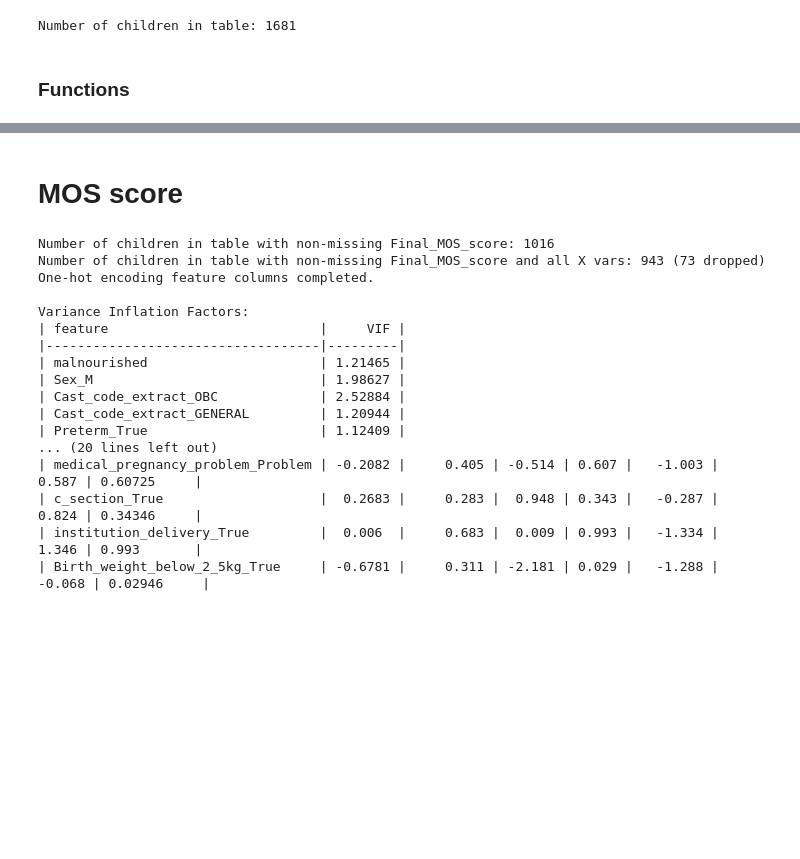
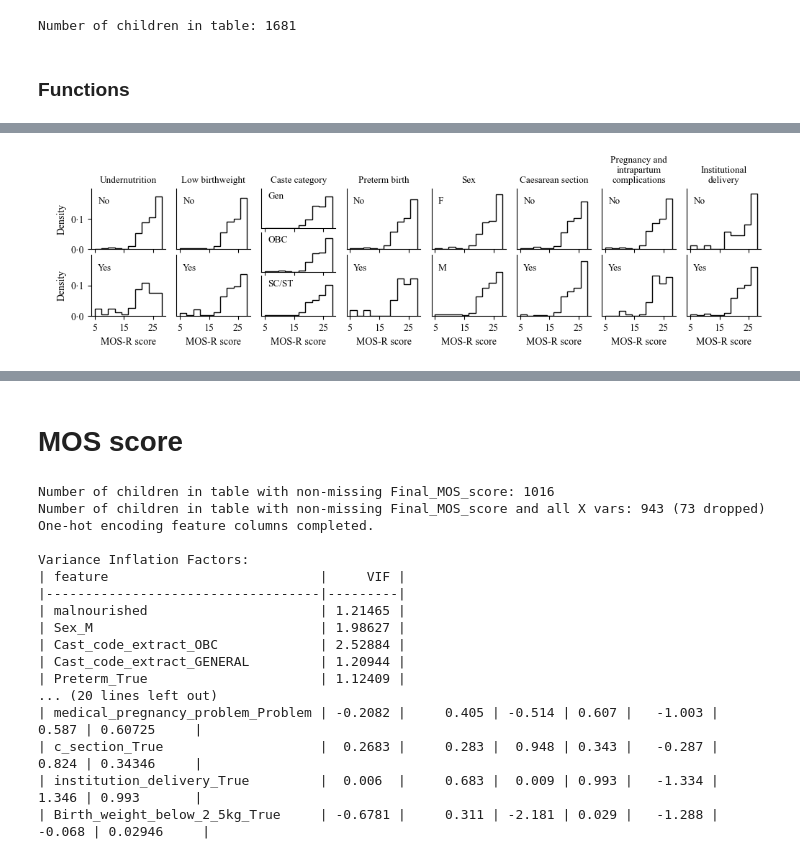
Before and after one commit to kpatsis97/GANESH_project, a Jupyter notebook: Statistical_analysis.ipynb, the cells around one changed output, grey strips where cells are left out. Cells and saved outputs as stored; diff of their text form; code cells hidden in the pictures; blank space fills up the shorter version.

Commit message:
Lancet formatting for figures, descriptives for publication

```diff
--- a/Statistical_analysis.ipynb
+++ b/Statistical_analysis.ipynb
@@ -22,3 +26,6 @@ import seaborn as sns
+# %%
+plt.rcParams["font.family"] = "Times New Roman"
+plt.rcParams["mathtext.fontset"] = "stix"
 # %% [markdown]
 # Load data
 # %%
@@ -27,6 +34,8 @@ df = df[df['S.N.']<1712]
 print(f'Number of children in table: {df.shape[0]}')
 # %% [output]
 Number of children in table: 1681
+# %%
+df['Gestational_age'] = 40-df['Weeks_preterm']
 # %%
 # correct name for smf interpretation
 df['Birth_weight_below_2_5kg'] = df['Birth_weight_below_2.5kg']
@@ -40,6 +49,12 @@ df['Aberrant_GM_MOS_below23'] = df['Aberrant_GM_MOS_below23'].astype(int)
 df['Cast_code_extract'] = pd.Categorical(df['Cast_code_extract'], categories=['SC/ST', 'OBC', 'GENERAL'], ordered=True)
 # %% [markdown]
 ### Functions
+# %%
+def midline_decimal(x, pos):
+    s = f'{x:.1f}'        # always one decimal place: 0.0, 0.2, ..., 1.0
+    return s.replace('.', '\u00B7')
+
+midline_fmt = FuncFormatter(midline_decimal)
 # %%
 def get_association_res(data, y_col, x_col):
     # contingency table
@@ -236,0 +394,75 @@ def run_modeling_procedure(df, X_cols, y_col, x_col_numeric=None, zscore_numeric
+# %%
+y = 'Final_MOS_score'
+
+cols_to_plot = list(rename_key.values())
+cols_to_plot.remove('Fidgety\nmovements')
+cols_to_plot.remove('Writhing\nmovements')
+cols_to_plot.remove('MOS-R\nscore < 23')
+cols_to_plot.remove('Aberrant GMs')
+cols_to_plot.remove('Diagnosed_disorder')
+
+ncols = len(cols_to_plot)
+
+fig = plt.figure(figsize=(12, 2.3))
+
+outer_gs = fig.add_gridspec(1, ncols, wspace=0.15)
+
+for j, col in enumerate(cols_to_plot):
+    vals = sorted(df_pretty[col].dropna().unique())
+    n_vals = len(vals)
+
+    # Create a sub-grid INSIDE this column
+    inner_gs = outer_gs[j].subgridspec(n_vals, 1, hspace=0.1)
+
+    for i, val in enumerate(vals):
+        ax = fig.add_subplot(inner_gs[i, 0])
+
+        data_subset = df_pretty[df_pretty[col] == val]
+
+        ax.hist(
+            data_subset[y],
+            density=True,
+            range=(5, 28),
+            bins=10,
+            color = 'k',
+            histtype='step',
+        )
+
+        ax.set_ylim(0, 0.2)
+        ax.yaxis.set_major_formatter(midline_fmt)   # <-- add this
+
+        ax.set_yticks(np.arange(0,0.2, 0.1))
+        ax.text(6, 0.15, val, fontsize = 9.5)
+
+        # Row label (category)
+        # ax.set_title(f"{val}", fontsize=7)
+
+        # Only bottom plot per column gets x-axis
+        if i < n_vals - 1:
+            ax.set_xticks(np.arange(5, 30, 10))
+            ax.set_xticklabels([])
+        else:
+            ax.set_xlabel('MOS-R score')
+            ax.set_xticks(np.arange(5, 30, 10))
+
+        # Only first column shows y-axis
+        if j != 0:
+            ax.set_yticks([])
+        else:
+            ax.set_ylabel('\nDensity')
+
+        if i == 0:
+            ax.set_xlabel('')
+            ax.set_title(col, fontsize = 9.5)
+
+        sns.despine(ax=ax)
+
+# fig.savefig(
+#     "print_plots/MOS_histograms.pdf",
+#     format="pdf",
+#     # dpi=600,              # increase to 600 for print-quality
+#     bbox_inches="tight"
+# )
+plt.show()
+# %% [output]
+[figure, added]
```
Also changed, not shown: parts of 11 cells of this notebook.
